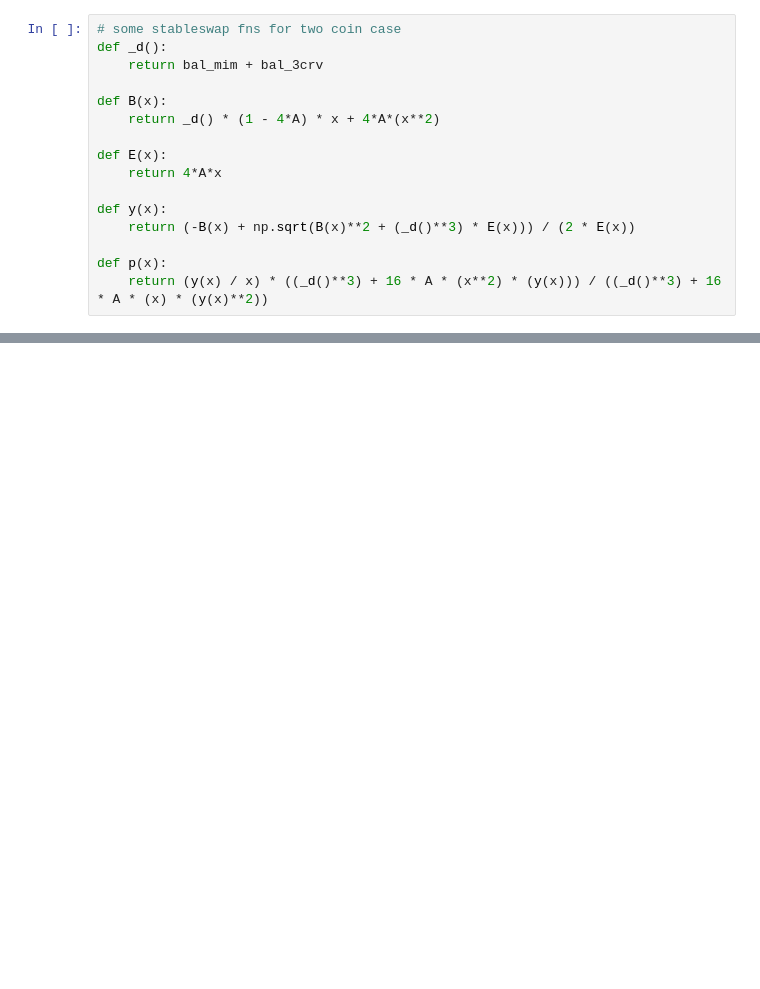
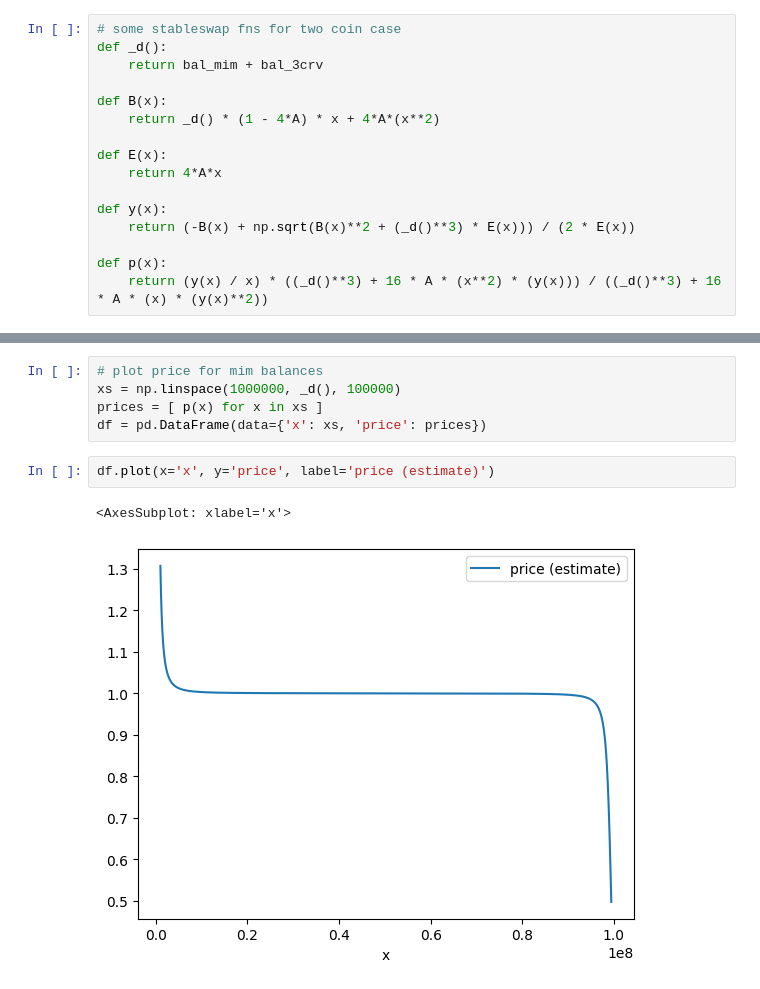
Before and after one commit to smolquants/y2k-audit-2022, a Jupyter notebook: notebook/oracle-manipulation.ipynb, the cells around one changed output, grey strips where cells are left out. Drawn from its saved outputs; the diff is of its cells as text; blank space fills up the shorter version.

Commit message:
plots for mim curve pool

```diff
--- a/notebook/oracle-manipulation.ipynb
+++ b/notebook/oracle-manipulation.ipynb
@@ -86,0 +88,10 @@ y(bal_mim) / bal_3crv - 1: 1.3699114111975774e-05
+# %%
+# plot price for mim balances
+xs = np.linspace(1000000, _d(), 100000)
+prices = [ p(x) for x in xs ]
+df = pd.DataFrame(data={'x': xs, 'price': prices})
+# %%
+df.plot(x='x', y='price', label='price (estimate)')
+# %% [output]
+<AxesSubplot: xlabel='x'>
+[figure, added]
```
Also changed, not shown: parts of 7 cells of this notebook, 1 other file.
